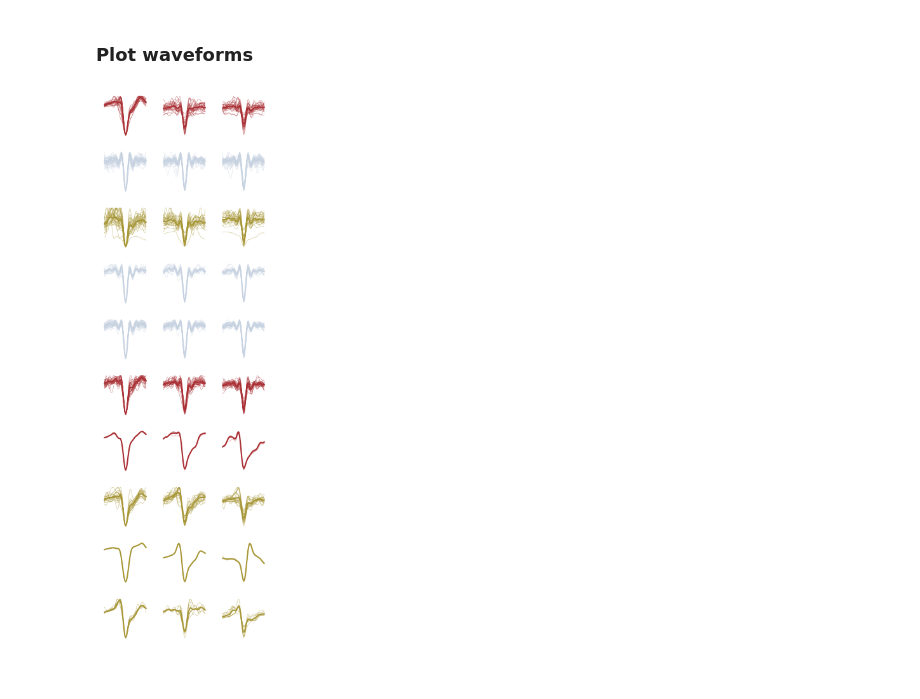
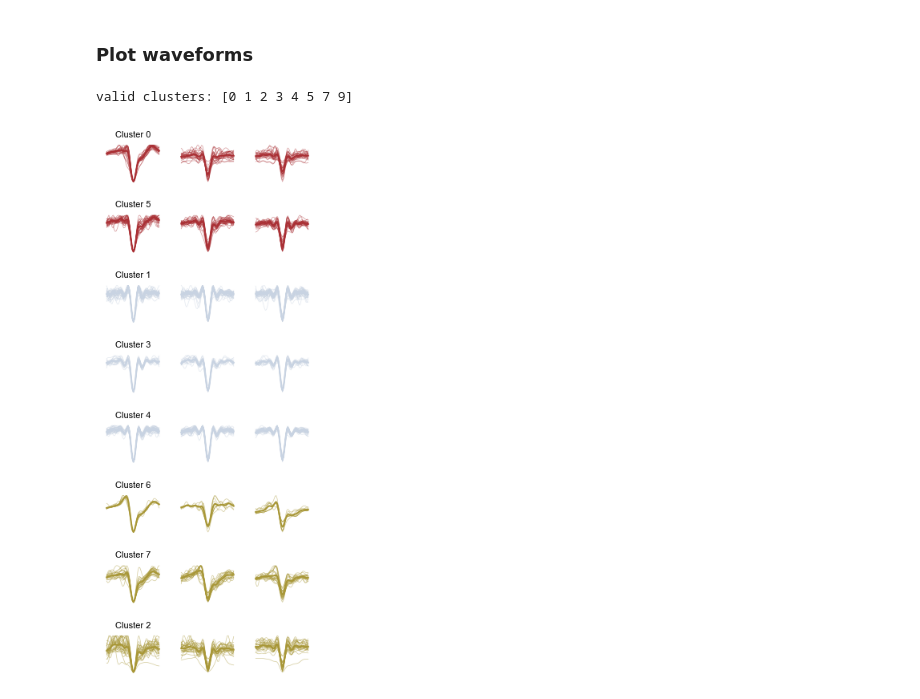
Before and after one commit to steevelaquitaine/spikebias, a Jupyter notebook: notebooks/2_results_editorial_requests/fig3h.ipynb, the cells around one changed output. Drawn from its saved outputs; the diff is of its cells as text; code cells hidden in the pictures.

```diff
--- a/notebooks/2_results_editorial_requests/fig3h.ipynb
+++ b/notebooks/2_results_editorial_requests/fig3h.ipynb
@@ -917,11 +918,14 @@ df = pd.read_excel("figures/8_source_data/fig3h/fig3h_clusters.xlsx")
 # %% [markdown]
 ### Curate
 # %%
+import copy
+
 # curate clusters (more than 5 instances)
 counts = df["cluster_id"].value_counts()
 valid_clusters = counts[counts > 5].index
 df = df[df["cluster_id"].isin(valid_clusters)]
-print("valid clusters:", df.cluster_id.unique())
+valid_clusters = df["cluster_id"].unique()
+print("valid clusters:", valid_clusters)
 
 # get unique cluster ids in sorted order
 unique_ids = sorted(df["cluster_id"].unique())
@@ -976,29 +981,57 @@ plt.savefig("figures/8_source_data/fig3h/fig3h.svg", **savefig_cfg)
 # %%
 # load dataset
 df = pd.read_excel("figures/8_source_data/fig3h/fig3h_waveforms.xlsx")
+# %%
+# curate clusters (more than 5 instances)
+df = df[df["cluster_id"].isin(valid_clusters)]
+print("valid clusters:", df.cluster_id.unique())
+
+# get unique cluster ids in sorted order
+unique_ids = sorted(df["cluster_id"].unique())
+
+# create mapping from old to new sequential ids
+id_mapping = {old: new for new, old in enumerate(unique_ids)}
+
+# update profile ids
+df["cluster_id"] = df["cluster_id"].map(id_mapping)
+# %% [output]
+valid clusters: [0 1 2 3 4 5 7 9]
 # %%
-# plot
-n_clusters = df["cluster_id"].nunique()
+# clusters
+cluster_order = [0, 5, 1, 3, 4, 7, 6, 2]
+cluster_title = [
+    "Cluster 0",
+    "Cluster 5",
+    "Cluster 1",
+    "Cluster 3",
+    "Cluster 4",
+    "Cluster 6",
+    "Cluster 7",
+    "Cluster 2",
+]
 
 # setup plot
-fig, axes = plt.subplots(n_clusters, 3, figsize=(3, n_clusters * 0.9))
+fig, axes = plt.subplots(len(cluster_order), 3, figsize=(3, len(cluster_order) * 0.9))
 
-for cluster_id, cluster_grp in df.groupby("cluster_id"):
+for row, cluster_id in enumerate(cluster_order):
+    cluster_grp = df[df["cluster_id"] == cluster_id]
+
     for site_id, site_grp in cluster_grp.groupby("site_id"):
 
-        ax = axes[cluster_id, site_id]
-        color = site_grp["color"].iloc[0]
+        ax = axes[row, site_id]
+        color = literal_eval(site_grp["color"].iloc[0])
 
         for wf_id, wf in site_grp[~site_grp["is_mean"]].groupby("waveform_id"):
             ax.plot(wf["time"], wf["voltage"], color=color, alpha=0.5, lw=0.5)
 
         mean = site_grp[site_grp["is_mean"]]
         ax.plot(mean["time"], mean["voltage"], color=color, lw=1.5)
+        axes[row, 0].set_title(f"{cluster_title[row]}", fontsize=8)
         ax.axis("off")
 
 plt.tight_layout()
 
 # save
 plt.savefig("figures/8_source_data/fig3h/fig3h_waveforms.svg", **savefig_cfg)
 # %% [output]
-[figure, old version]
+[figure, new version]
```
Also changed, not shown: parts of 2 cells of this notebook, 2 other files.
